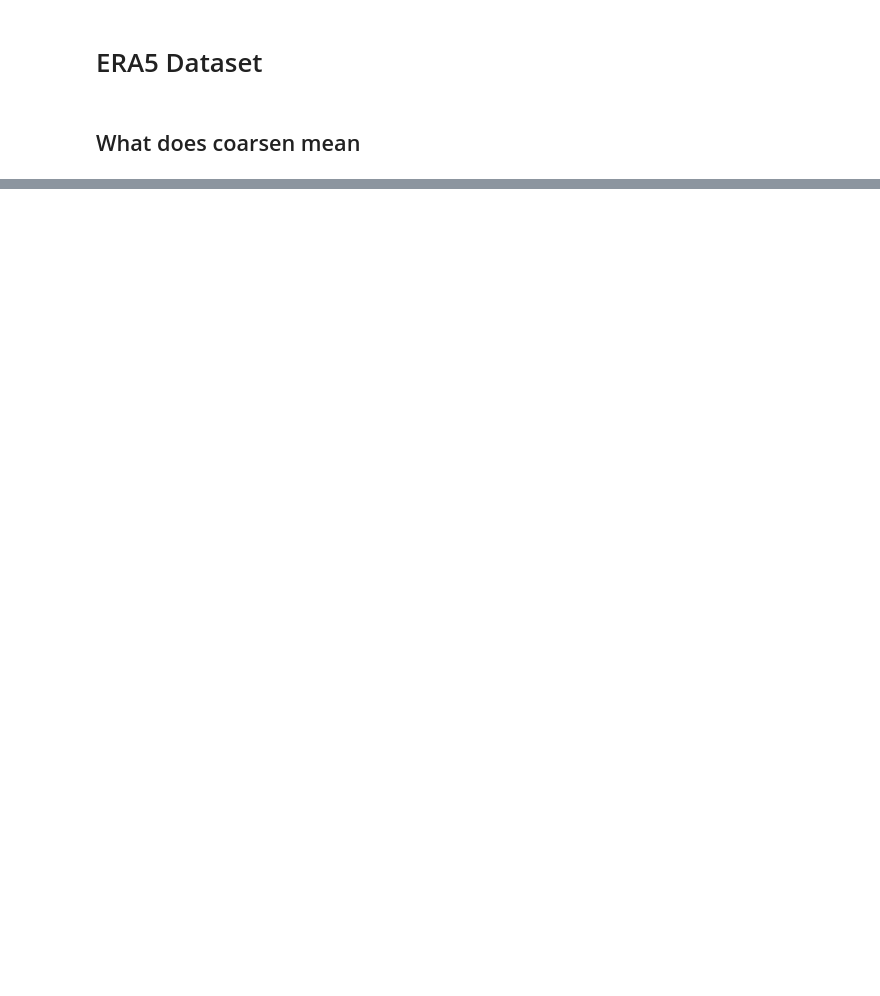
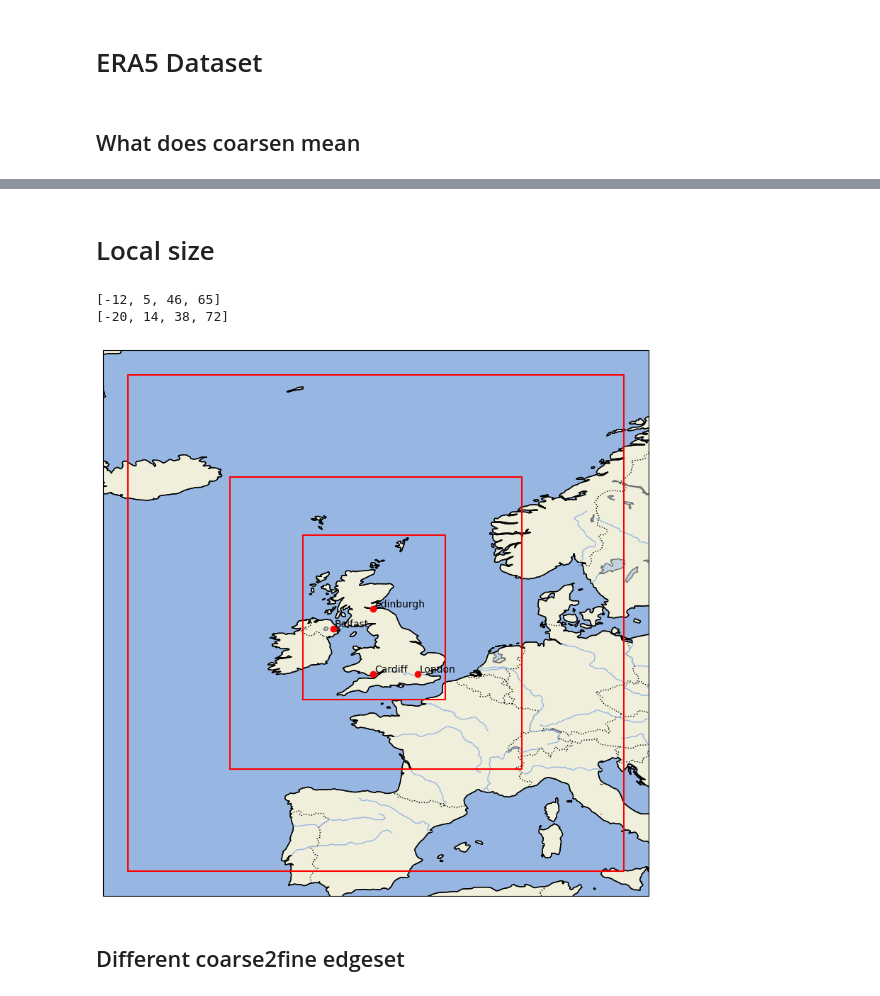
Before and after one commit to bet20ICL/neural-lam, a Jupyter notebook: notebooks/era5_subsets.ipynb, the cells around one changed output, grey strips where cells are left out. Saved outputs shown, nothing was run; the diff lists cells and outputs as text; code cells hidden in the pictures; blank space fills up the shorter version.

```diff
--- a/notebooks/era5_subsets.ipynb
+++ b/notebooks/era5_subsets.ipynb
@@ -114,0 +135,2 @@ data
+# %% [markdown]
+# Local size
@@ -114,0 +280,39 @@ data
+# %%
+uk_small = [-8.00, 1.75, 49.75, 61.00]
+uk_big = [-13.0, 7.0, 45.0, 65.0]
+
+# uk_small = [-8.00, 1.75, 49.75, 61.00]
+# uk_big = [-13.0, 7.0, 45.0, 65.0]
+
+larger_uk_small = larger_box(uk_small)
+larger_uk_big = larger_box(uk_big)
+print(larger_uk_small)
+print(larger_uk_big)
+# %% [output]
+[-12, 5, 46, 65]
+[-20, 14, 38, 72]
+# %%
+# Create a map with PlateCarree projection
+fig, ax = plt.subplots(figsize=(10, 10), subplot_kw={'projection': proj})
+
+# Add geographical features
+add_geo_features(ax)
+
+# Add cities
+cities = {
+    'London': (-0.1276, 51.5074),
+    'Edinburgh': (-3.1883, 55.9533),
+    'Cardiff': (-3.1791, 51.4816),
+    'Belfast': (-5.9301, 54.5973)
+}
+add_cities(ax, cities)
+# uk settlements
+bounding_box(ax, uk_small)
+# uk big
+bounding_box(ax, uk_big)
+# bounding_box(ax, larger_uk_small)
+bounding_box(ax, larger_uk_big)
+# %% [output]
+[figure, added]
+# %% [markdown]
+## Different coarse2fine edgeset
```
Also changed, not shown: parts of 8 cells of this notebook, 12 other files.
